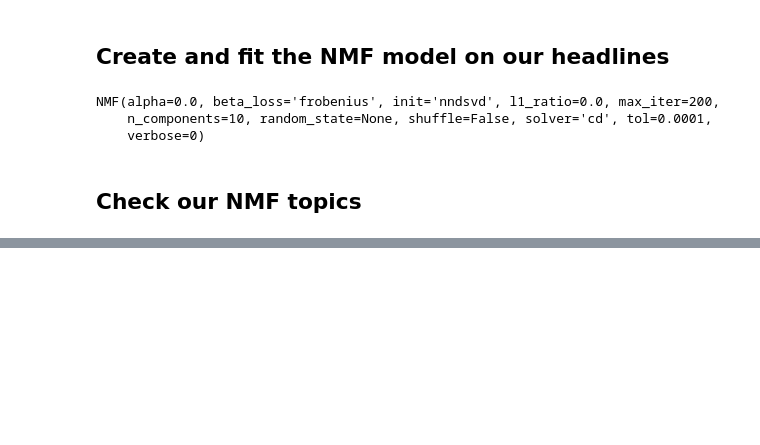
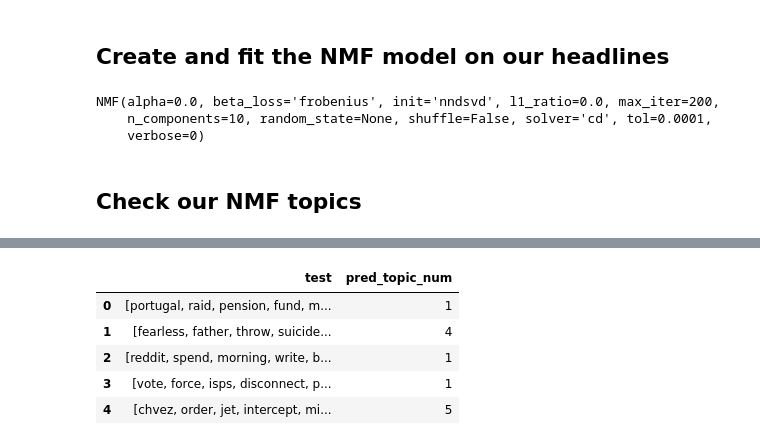
Before and after one commit to micahvandersteen/project-3-team-ifrit, a Jupyter notebook: Notebooks/NMF.ipynb, the cells around one changed output, grey strips where cells are left out. Saved outputs shown, nothing was run; the diff lists cells and outputs as text; code cells hidden in the pictures; blank space fills up the shorter version.

```diff
--- a/Notebooks/NMF.ipynb
+++ b/Notebooks/NMF.ipynb
@@ -187,12 +199,25 @@ So far, these topics seem to be a lot more coherent than what the LDA model prod
 # %%
-# Transform the new data with the fitted models
-# tfidf_new = tfidf_vectorizer.transform(new_texts)
-# X_new = nmf.transform(tfidf_new)
+# https://stackabuse.com/python-for-nlp-topic-modeling/
 
-# # Get the top predicted topic
-# predicted_topics = [np.argsort(each)[::-1][0] for each in X_new]
+df = pd.DataFrame()
 
-# # Add to the df
-# df_new['pred_topic_num'] = predicted_topics
+# See how well our model performed by using the test data
+tfidf_test = tfidf_vectorizer.transform(test)
+X_test = model.transform(tfidf_test)
 
-# df_new
+# Get the top predicted topic
+predicted_topics = [np.argsort(each)[::-1][0] + 1 for each in X_test]
+
+# Add to the df
+df['test'] = test
+df.reset_index(drop=True, inplace=True)
+df['pred_topic_num'] = predicted_topics
+
+df.head()
+# %% [output]
+|  | test | pred_topic_num |
+| 0 | [portugal, raid, pension, fund, m... | 1 |
+| 1 | [fearless, father, throw, suicide... | 4 |
+| 2 | [reddit, spend, morning, write, b... | 1 |
+| 3 | [vote, force, isps, disconnect, p... | 1 |
+| 4 | [chvez, order, jet, intercept, mi... | 5 |
```
Also changed, not shown: parts of 16 cells of this notebook, 2 other files.
